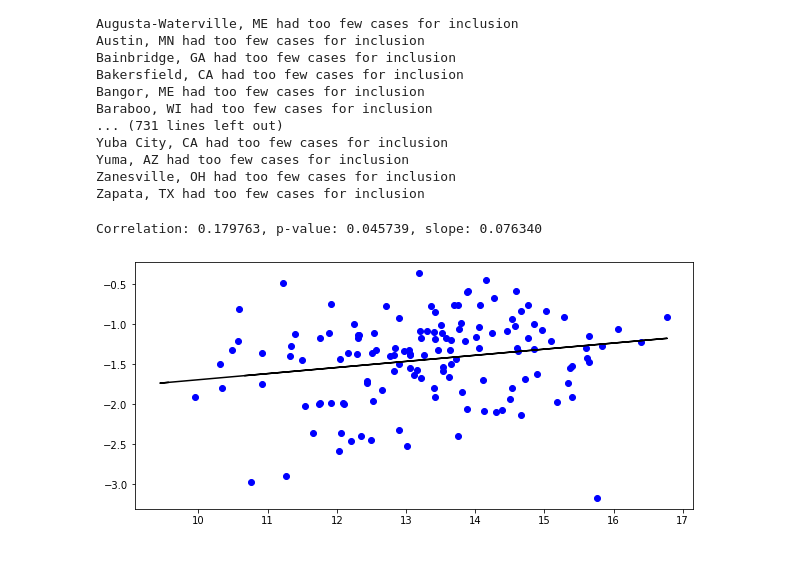
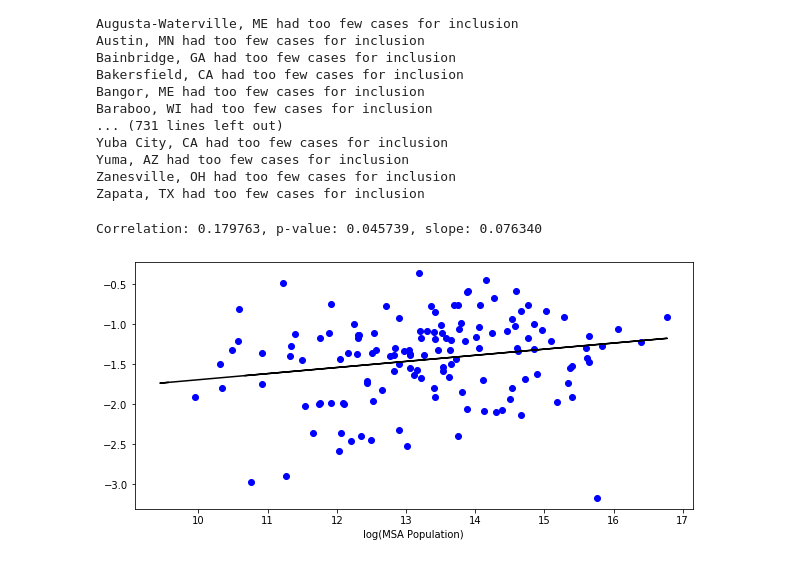
Before and after one commit to acabaniss/corona-scaling, a Jupyter notebook: coronascaling.ipynb, the cells around one changed output. Drawn from its saved outputs; the diff is of its cells as text; code cells hidden in the pictures.

Commit message:
Update coronascaling.ipynb
Includes figured output.

```diff
--- a/coronascaling.ipynb
+++ b/coronascaling.ipynb
@@ -114,17 +115,20 @@ Zapata, TX had too few cases for inclusion
 # %%
 #Plot the chart from figure 1a
 fig = plt.figure(figsize = (10,10))
 ax = fig.add_subplot(2,1,1)
 points, = ax.plot([np.log(x) for x in df.Pop2018],[np.log(y) for y in df.AttackRate],'bo')
 
 #Now run a linear regression
 #Only include those where an attack rate could be esitmated and its a Metropolitan Area (not Micro)
 which = df.index[(pandas.isna(df.AttackRate)==False) & (df.MetroMicro == 'Metropolitan Statistical Area')]
 slope, intercept, r_value, p_value, std_err = scipy.stats.linregress([np.log(x) for x in df.Pop2018[which]],[np.log(y) for y in df.AttackRate[which]])
 line, = ax.plot([np.log(x) for x in df.Pop2018],[np.log(x)*slope + intercept for x in df.Pop2018],'k-')
+plt.xlabel('log(MSA Population)')
+plt.ylable('log(Estimated attack rate)')
+plt.title('Coronavirus attack rate correlation with population size')
 print('Correlation: %f, p-value: %f, slope: %f' % (r_value,p_value,slope))
 # %% [output]
 Correlation: 0.179763, p-value: 0.045739, slope: 0.076340
-[figure, old version]
+[figure, new version]
 # %%
 # %% [output]
```
Also changed, not shown: parts of 2 cells of this notebook.
